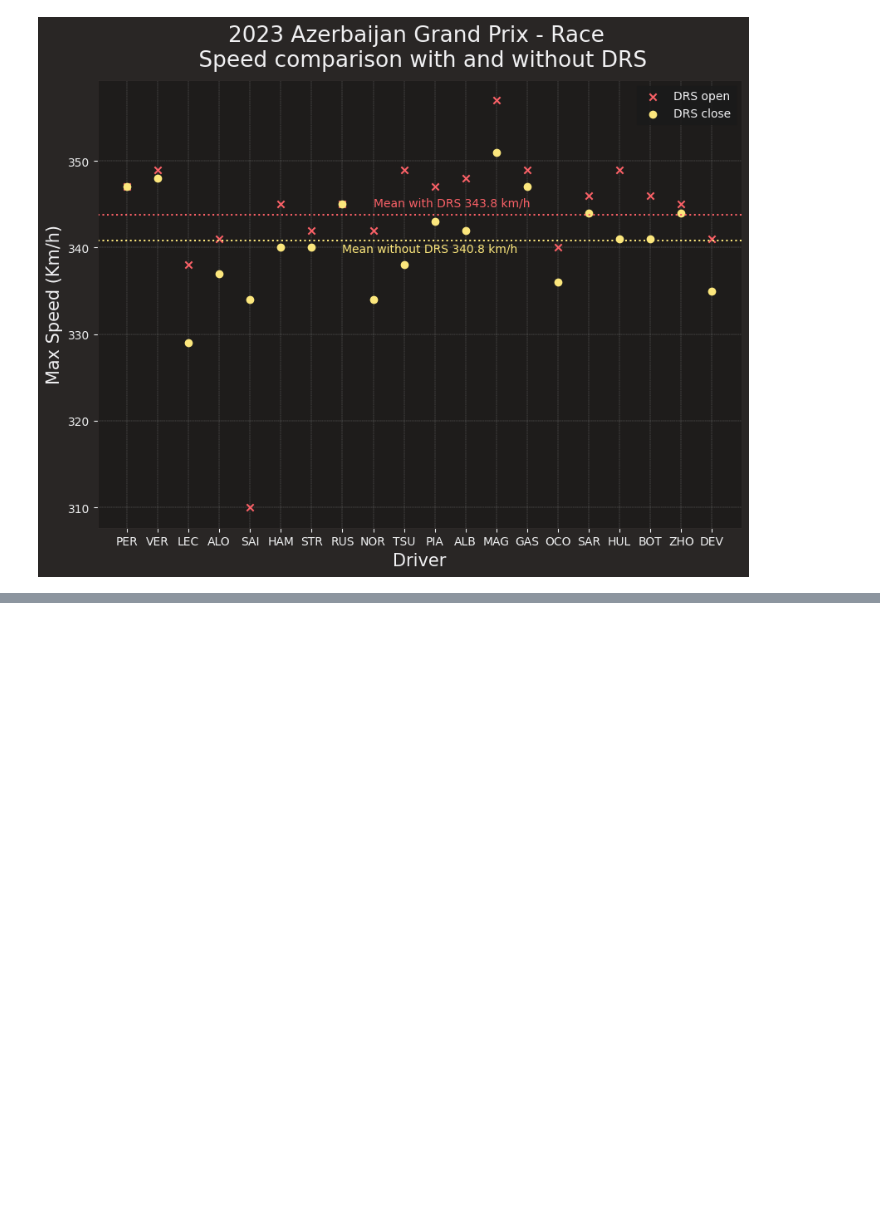
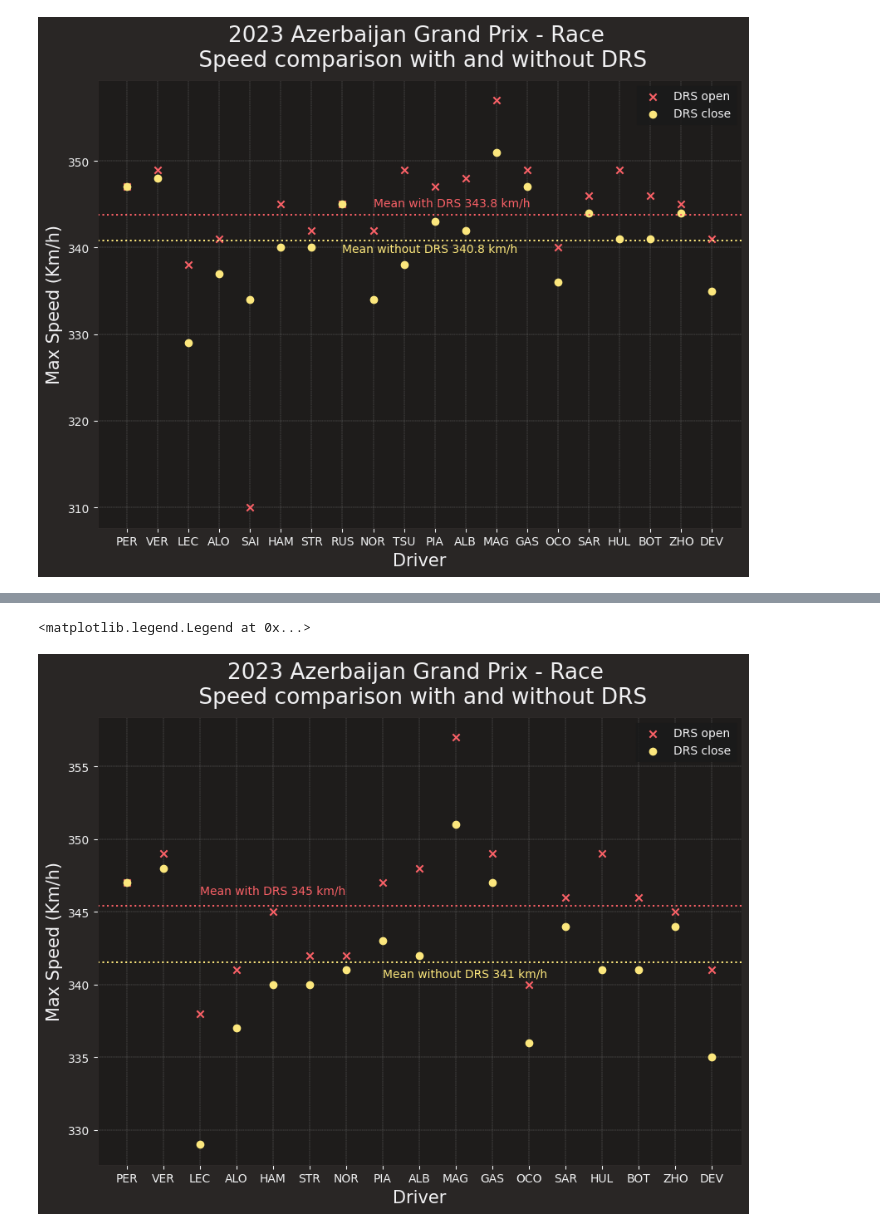
Before and after one commit to Rick8998/Baku2023F1, a Jupyter notebook: SessionsAnalysis/drs_speed_comparison.ipynb, the cells around one changed output, grey strips where cells are left out. Drawn from its saved outputs; the diff is of its cells as text; code cells hidden in the pictures; blank space fills up the shorter version.

```diff
--- a/SessionsAnalysis/drs_speed_comparison.ipynb
+++ b/SessionsAnalysis/drs_speed_comparison.ipynb
@@ -63,0 +72,62 @@ plt.legend()
+# %%
+import fastf1 as ff1
+import pandas as pd
+from fastf1.core import Laps
+from fastf1 import plotting
+from fastf1 import utils
+from matplotlib import pyplot as plt
+from timple.timedelta import strftimedelta
+import numpy as np
+from matplotlib.pyplot import figure
+from matplotlib.collections import LineCollection
+from matplotlib import cm
+from collections import OrderedDict
+from matplotlib.patches import Rectangle
+import statistics
+ff1.Cache.enable_cache('2023Baku')
+fp = ff1.get_session(2023, 'Baku', 'R')
+fp_laps = fp.load_laps(with_telemetry=True)
+fp.load()
+# %%
+#ricavo la lista di tutti i piloti
+drivers = pd.unique(fp.laps['Driver'])
+#elimino i tempi in cui i piloti erano in giro in o out
+fp_laps = fp_laps.loc[(fp_laps['PitOutTime'].isnull() & fp_laps['PitInTime'].isnull() & fp_laps['IsAccurate'] == True)]
+
+max_speed_dict_drs = dict.fromkeys(drivers)
+max_speed_dict_no_drs = dict.fromkeys(drivers)
+
+for driver in drivers:
+    if not driver == "TSU":
+        if not driver == "SAI":
+          if not driver == "RUS":
+            df_drs_off = fp_laps.pick_driver(driver).get_car_data().loc[(fp_laps.pick_driver(driver).get_car_data()['DRS'].between(0, 10, inclusive = True))]
+            df_drs_on = fp_laps.pick_driver(driver).get_car_data().loc[(fp_laps.pick_driver(driver).get_car_data()['DRS'].between(11, 14, inclusive = True))]
+
+
+            max_speed_dict_drs[driver] = max(df_drs_on['Speed'])
+            max_speed_dict_no_drs[driver] = max(df_drs_off['Speed'])
+
+del max_speed_dict_drs['TSU']
+del max_speed_dict_no_drs['TSU']
+del max_speed_dict_drs['SAI']
+del max_speed_dict_no_drs['SAI']
+del max_speed_dict_drs['RUS']
+del max_speed_dict_no_drs['RUS']
+
+ff1.plotting.setup_mpl()
+plt.figure(figsize=(10, 7))
+plt.title(f"{fp.event.year} {fp.event.EventName} - {fp.name} \n Speed comparison with and without DRS")
+plt.ylabel("Max Speed (Km/h)", fontsize=15)
+plt.xlabel("Driver", fontsize = 15)
+plt.grid(color = 'grey', linestyle = '--', linewidth = 0.3)
+plt.scatter(max_speed_dict_drs.keys(), max_speed_dict_drs.values(), color='#F96167', marker='x', label="DRS open")
+plt.axhline(y=(sum(max_speed_dict_drs.values()) / len(max_speed_dict_drs)), color='#F96167', linestyle=':')
+plt.annotate("Mean with DRS " + f"{int(sum(max_speed_dict_drs.values()) / len(max_speed_dict_drs))} km/h", xy=("LEC", (sum(max_speed_dict_drs.values()) / len(max_speed_dict_drs))+0.8), color='#F96167')
+plt.scatter(max_speed_dict_no_drs.keys(), max_speed_dict_no_drs.values(), color='#FCE77D', marker='o', label="DRS close")
+plt.axhline(y=(sum(max_speed_dict_no_drs.values()) / len(max_speed_dict_no_drs)), color='#FCE77D', linestyle=':')
+plt.annotate("Mean without DRS " + f"{int(sum(max_speed_dict_no_drs.values()) / len(max_speed_dict_no_drs))} km/h", xy=("PIA", (sum(max_speed_dict_no_drs.values()) / len(max_speed_dict_no_drs))-1), color='#FCE77D')
+plt.legend()
+# %% [output]
+<matplotlib.legend.Legend at 0x...>
+[figure, added]
```
Also changed, not shown: parts of 2 cells of this notebook, 2 other files.
